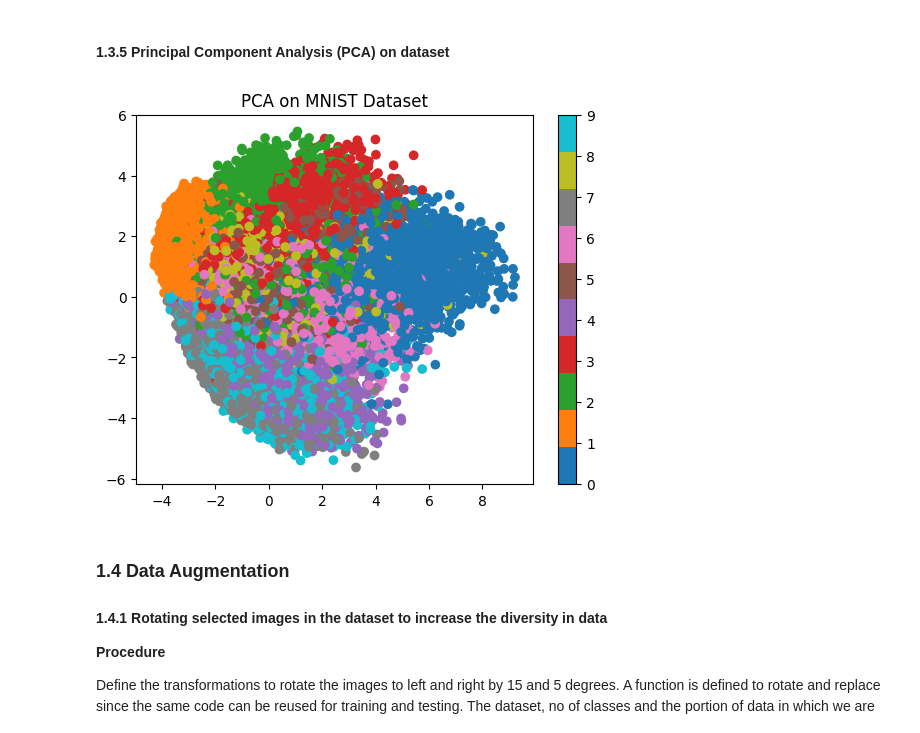
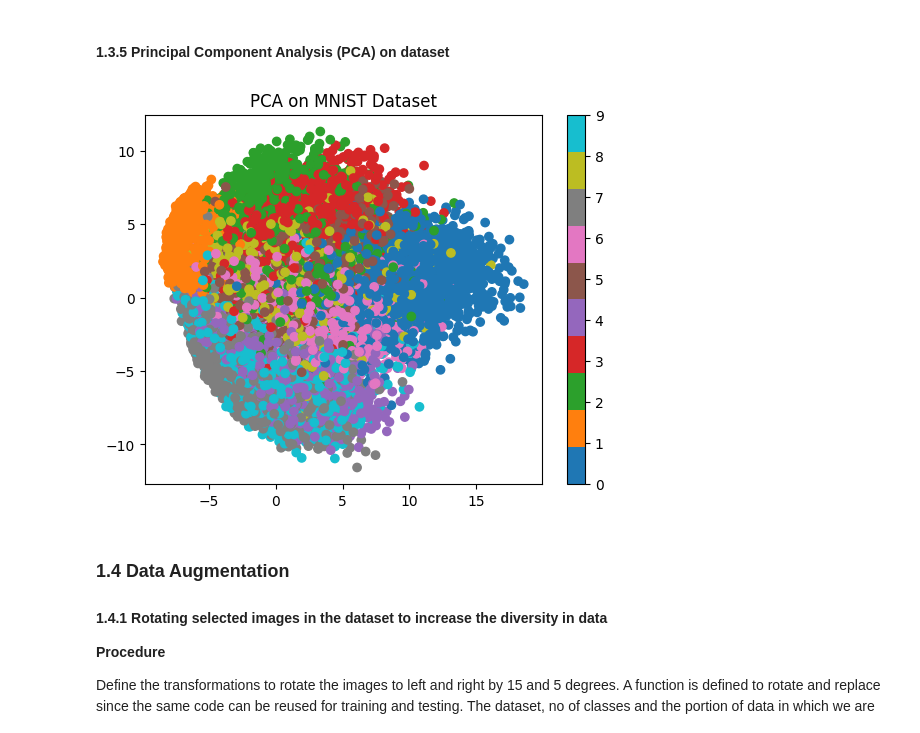
Before and after one commit to Team-Synapse-UoM/Custom-CNN-ImageClassification, a Jupyter notebook: data.ipynb, the cells around one changed output. Drawn from its saved outputs; the diff is of its cells as text; code cells hidden in the pictures.

```diff
--- a/data.ipynb
+++ b/data.ipynb
@@ -176,18 +178,18 @@ Number of Classes: 10
 #### 1.3.5 Principal Component Analysis (PCA) on dataset
 # %%
 # Flatten the images for PCA
-data = train_dataset.get_images().view(-1, 28*28).numpy()
-labels = train_dataset.labels.numpy()
+data = torch.stack([train_dataset.dataset[i][0] for i in train_dataset.indices]).view(-1, 28*28).numpy()
+labels = torch.tensor([train_dataset.dataset[i][1] for i in train_dataset.indices]).numpy()
 
 pca = PCA(n_components=2)
 reduced_data = pca.fit_transform(data)
 
 plt.scatter(reduced_data[:, 0], reduced_data[:, 1], c=labels, cmap='tab10')
 plt.colorbar()
 plt.title('PCA on MNIST Dataset')
 plt.show()
 # %% [output]
-[figure, old version]
+[figure, new version]
 # %% [markdown]
 ### 1.4 **Data Augmentation**
 
```
Also changed, not shown: parts of 12 cells of this notebook, 1 other file.
